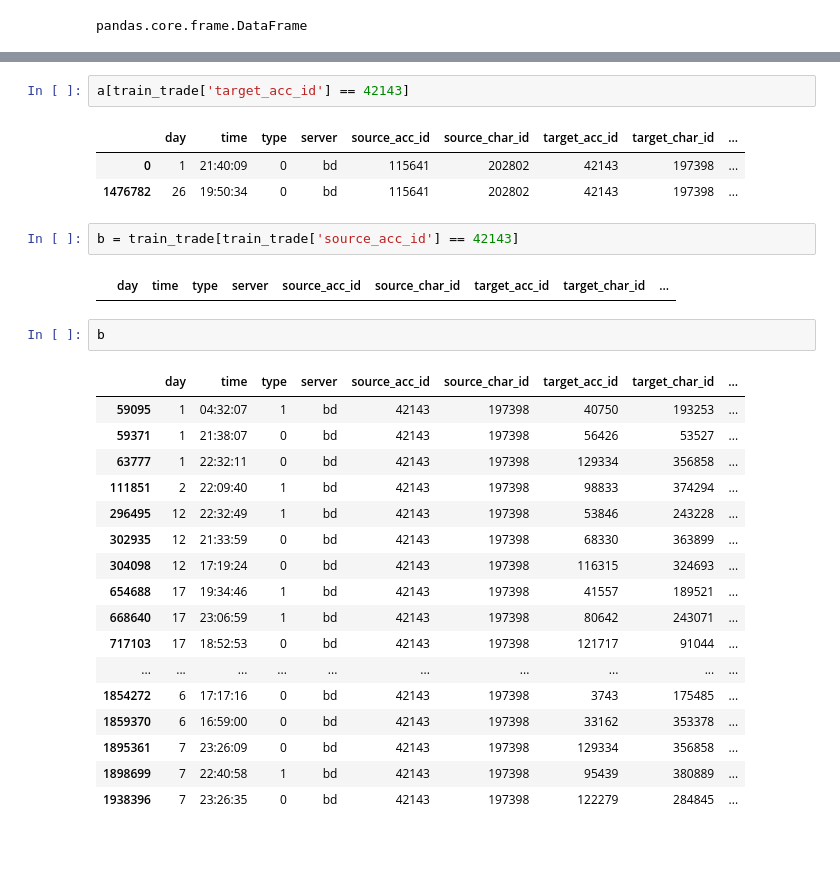
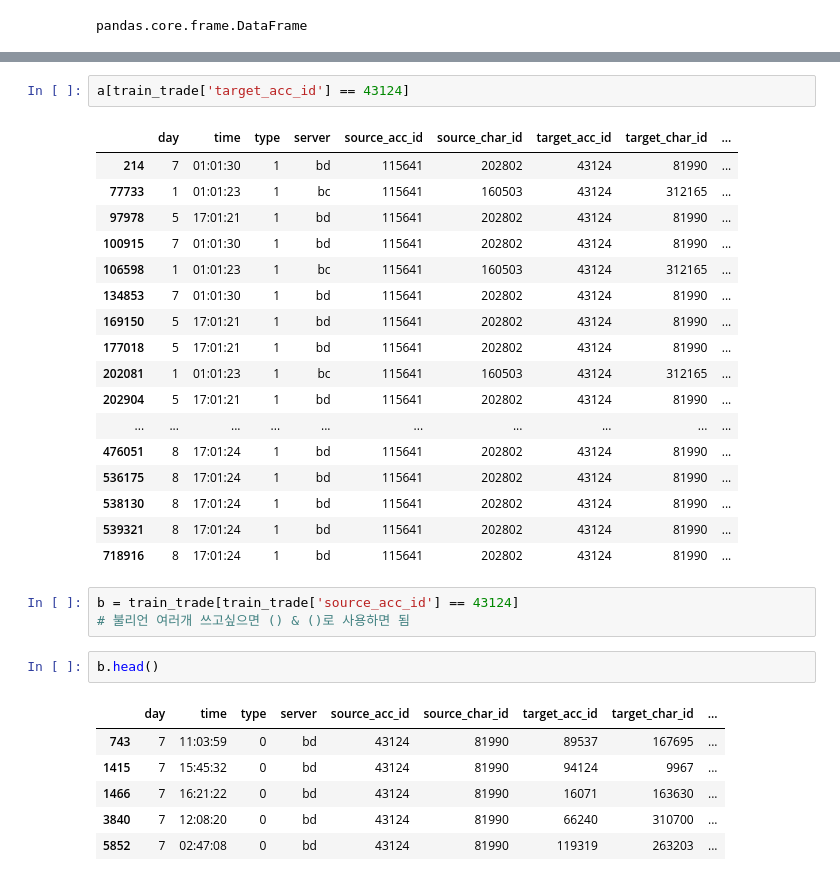
Before and after one commit to gtpgg1013/AI_docs, a Jupyter notebook: part4-ML/MLpy/BigContest/07_19.ipynb, the cells around one changed output, grey strips where cells are left out. Cells and saved outputs as stored; diff of their text form; blank space fills up the shorter version.

```diff
--- a/part4-ML/MLpy/BigContest/07_19.ipynb
+++ b/part4-ML/MLpy/BigContest/07_19.ipynb
@@ -314,30 +323,32 @@ pandas.core.frame.DataFrame
 # %%
-a[train_trade['target_acc_id'] == 42143]
+a[train_trade['target_acc_id'] == 43124]
 # %% [output]
 |  | day | time | type | server | source_acc_id | source_char_id | target_acc_id | target_char_id | ... |
-| 0 | 1 | 21:40:09 | 0 | bd | 115641 | 202802 | 42143 | 197398 | ... |
-| 1476782 | 26 | 19:50:34 | 0 | bd | 115641 | 202802 | 42143 | 197398 | ... |
+| 214 | 7 | 01:01:30 | 1 | bd | 115641 | 202802 | 43124 | 81990 | ... |
+| 77733 | 1 | 01:01:23 | 1 | bc | 115641 | 160503 | 43124 | 312165 | ... |
+| 97978 | 5 | 17:01:21 | 1 | bd | 115641 | 202802 | 43124 | 81990 | ... |
+| 100915 | 7 | 01:01:30 | 1 | bd | 115641 | 202802 | 43124 | 81990 | ... |
+| 106598 | 1 | 01:01:23 | 1 | bc | 115641 | 160503 | 43124 | 312165 | ... |
+| 134853 | 7 | 01:01:30 | 1 | bd | 115641 | 202802 | 43124 | 81990 | ... |
+| 169150 | 5 | 17:01:21 | 1 | bd | 115641 | 202802 | 43124 | 81990 | ... |
+| 177018 | 5 | 17:01:21 | 1 | bd | 115641 | 202802 | 43124 | 81990 | ... |
+| 202081 | 1 | 01:01:23 | 1 | bc | 115641 | 160503 | 43124 | 312165 | ... |
+| 202904 | 5 | 17:01:21 | 1 | bd | 115641 | 202802 | 43124 | 81990 | ... |
+| ... | ... | ... | ... | ... | ... | ... | ... | ... | ... |
+| 476051 | 8 | 17:01:24 | 1 | bd | 115641 | 202802 | 43124 | 81990 | ... |
+| 536175 | 8 | 17:01:24 | 1 | bd | 115641 | 202802 | 43124 | 81990 | ... |
+| 538130 | 8 | 17:01:24 | 1 | bd | 115641 | 202802 | 43124 | 81990 | ... |
+| 539321 | 8 | 17:01:24 | 1 | bd | 115641 | 202802 | 43124 | 81990 | ... |
+| 718916 | 8 | 17:01:24 | 1 | bd | 115641 | 202802 | 43124 | 81990 | ... |
 # %%
-b = train_trade[train_trade['source_acc_id'] == 42143]
+b = train_trade[train_trade['source_acc_id'] == 43124]
+# 불리언 여러개 쓰고싶으면 () & ()로 사용하면 됨
-# %% [output]
-|  | day | time | type | server | source_acc_id | source_char_id | target_acc_id | target_char_id | ... |
 # %%
-b
+b.head()
 # %% [output]
 |  | day | time | type | server | source_acc_id | source_char_id | target_acc_id | target_char_id | ... |
-| 59095 | 1 | 04:32:07 | 1 | bd | 42143 | 197398 | 40750 | 193253 | ... |
-| 59371 | 1 | 21:38:07 | 0 | bd | 42143 | 197398 | 56426 | 53527 | ... |
-| 63777 | 1 | 22:32:11 | 0 | bd | 42143 | 197398 | 129334 | 356858 | ... |
-| 111851 | 2 | 22:09:40 | 1 | bd | 42143 | 197398 | 98833 | 374294 | ... |
-| 296495 | 12 | 22:32:49 | 1 | bd | 42143 | 197398 | 53846 | 243228 | ... |
-| 302935 | 12 | 21:33:59 | 0 | bd | 42143 | 197398 | 68330 | 363899 | ... |
-| 304098 | 12 | 17:19:24 | 0 | bd | 42143 | 197398 | 116315 | 324693 | ... |
-| 654688 | 17 | 19:34:46 | 1 | bd | 42143 | 197398 | 41557 | 189521 | ... |
-| 668640 | 17 | 23:06:59 | 1 | bd | 42143 | 197398 | 80642 | 243071 | ... |
-| 717103 | 17 | 18:52:53 | 0 | bd | 42143 | 197398 | 121717 | 91044 | ... |
-| ... | ... | ... | ... | ... | ... | ... | ... | ... | ... |
-| 1854272 | 6 | 17:17:16 | 0 | bd | 42143 | 197398 | 3743 | 175485 | ... |
-| 1859370 | 6 | 16:59:00 | 0 | bd | 42143 | 197398 | 33162 | 353378 | ... |
-| 1895361 | 7 | 23:26:09 | 0 | bd | 42143 | 197398 | 129334 | 356858 | ... |
-| 1898699 | 7 | 22:40:58 | 1 | bd | 42143 | 197398 | 95439 | 380889 | ... |
-| 1938396 | 7 | 23:26:35 | 0 | bd | 42143 | 197398 | 122279 | 284845 | ... |
+| 743 | 7 | 11:03:59 | 0 | bd | 43124 | 81990 | 89537 | 167695 | ... |
+| 1415 | 7 | 15:45:32 | 0 | bd | 43124 | 81990 | 94124 | 9967 | ... |
+| 1466 | 7 | 16:21:22 | 0 | bd | 43124 | 81990 | 16071 | 163630 | ... |
+| 3840 | 7 | 12:08:20 | 0 | bd | 43124 | 81990 | 66240 | 310700 | ... |
+| 5852 | 7 | 02:47:08 | 0 | bd | 43124 | 81990 | 119319 | 263203 | ... |
```
Also changed, not shown: parts of 8 cells of this notebook, 1 other file.
